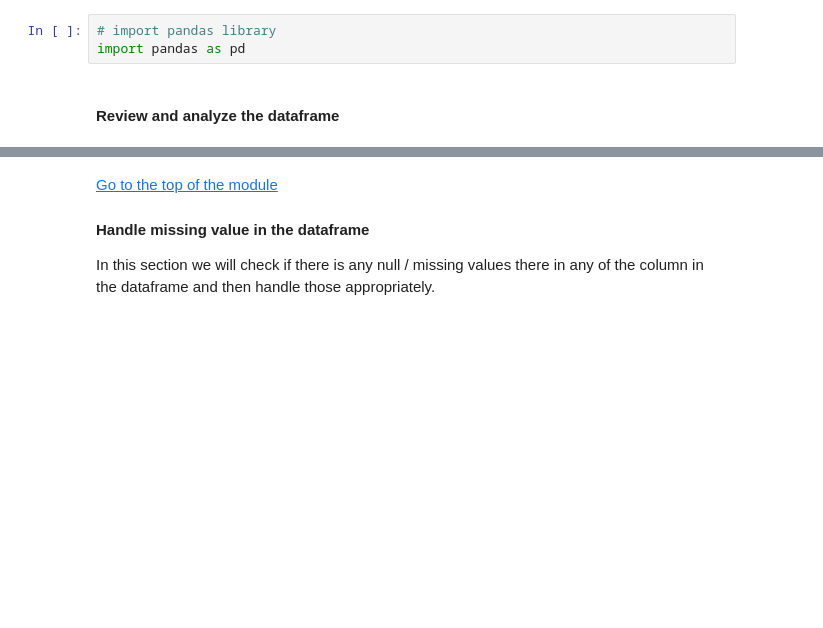
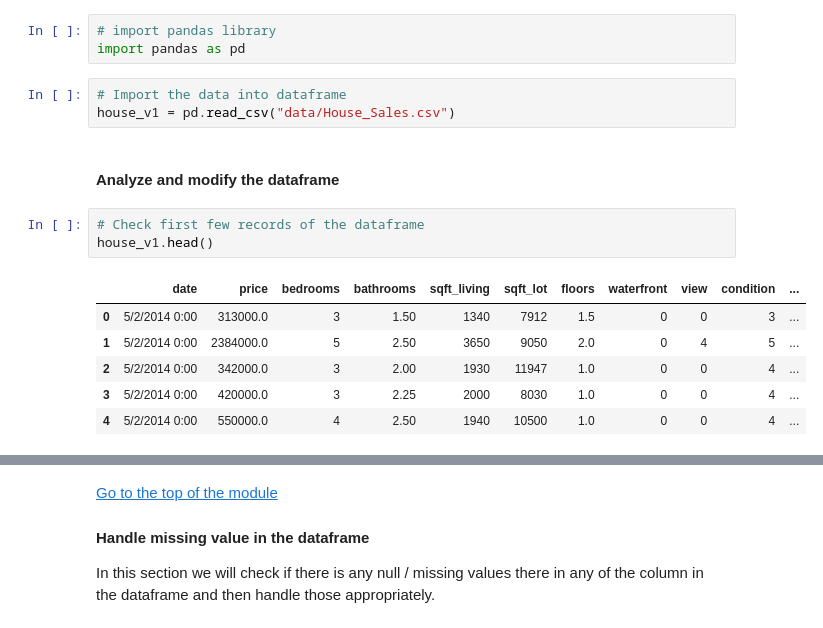
Before and after one commit to GoAshim/Machine-Learning, a Jupyter notebook: Regression/Machine Learning Project 3 - Predict House Price.ipynb, the cells around one changed output, grey strips where cells are left out. Cells and saved outputs as stored; diff of their text form; blank space fills up the shorter version.

```diff
--- a/Regression/Machine Learning Project 3 - Predict House Price.ipynb
+++ b/Regression/Machine Learning Project 3 - Predict House Price.ipynb
@@ -34,6 +34,19 @@ In this step we will perform the following tasks -
 # %%
 # import pandas library
 import pandas as pd
+# %%
+# Import the data into dataframe
+house_v1 = pd.read_csv("data/House_Sales.csv")
 # %% [markdown]
 <a id="m1_s2"></a>
-#### Review and analyze the dataframe
+#### Analyze and modify the dataframe
+# %%
+# Check first few records of the dataframe
+house_v1.head()
+# %% [output]
+|  | date | price | bedrooms | bathrooms | sqft_living | sqft_lot | floors | waterfront | view | condition | ... |
+| 0 | 5/2/2014 0:00 | 313000.0 | 3 | 1.50 | 1340 | 7912 | 1.5 | 0 | 0 | 3 | ... |
+| 1 | 5/2/2014 0:00 | 2384000.0 | 5 | 2.50 | 3650 | 9050 | 2.0 | 0 | 4 | 5 | ... |
+| 2 | 5/2/2014 0:00 | 342000.0 | 3 | 2.00 | 1930 | 11947 | 1.0 | 0 | 0 | 4 | ... |
+| 3 | 5/2/2014 0:00 | 420000.0 | 3 | 2.25 | 2000 | 8030 | 1.0 | 0 | 0 | 4 | ... |
+| 4 | 5/2/2014 0:00 | 550000.0 | 4 | 2.50 | 1940 | 10500 | 1.0 | 0 | 0 | 4 | ... |
```
Also changed, not shown: parts of 21 cells of this notebook.
